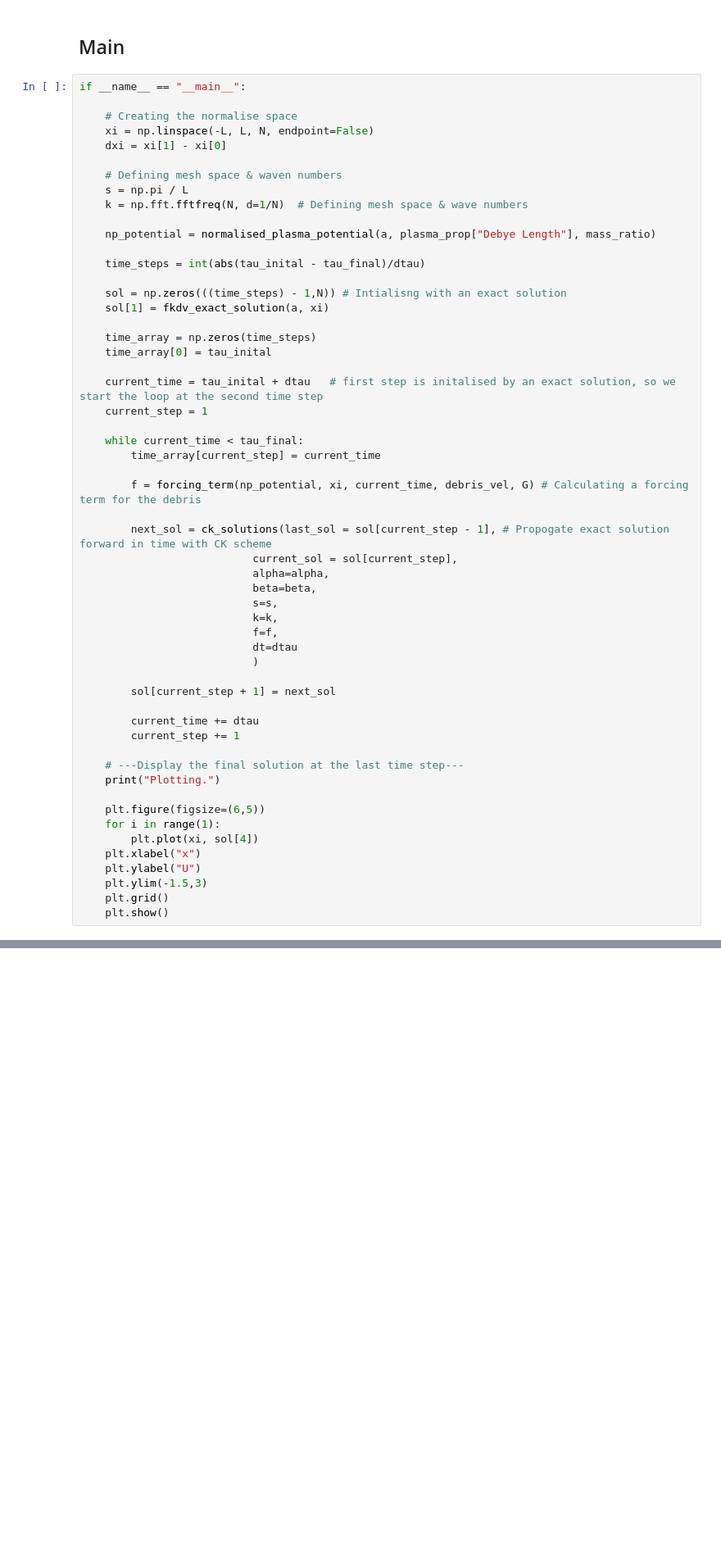
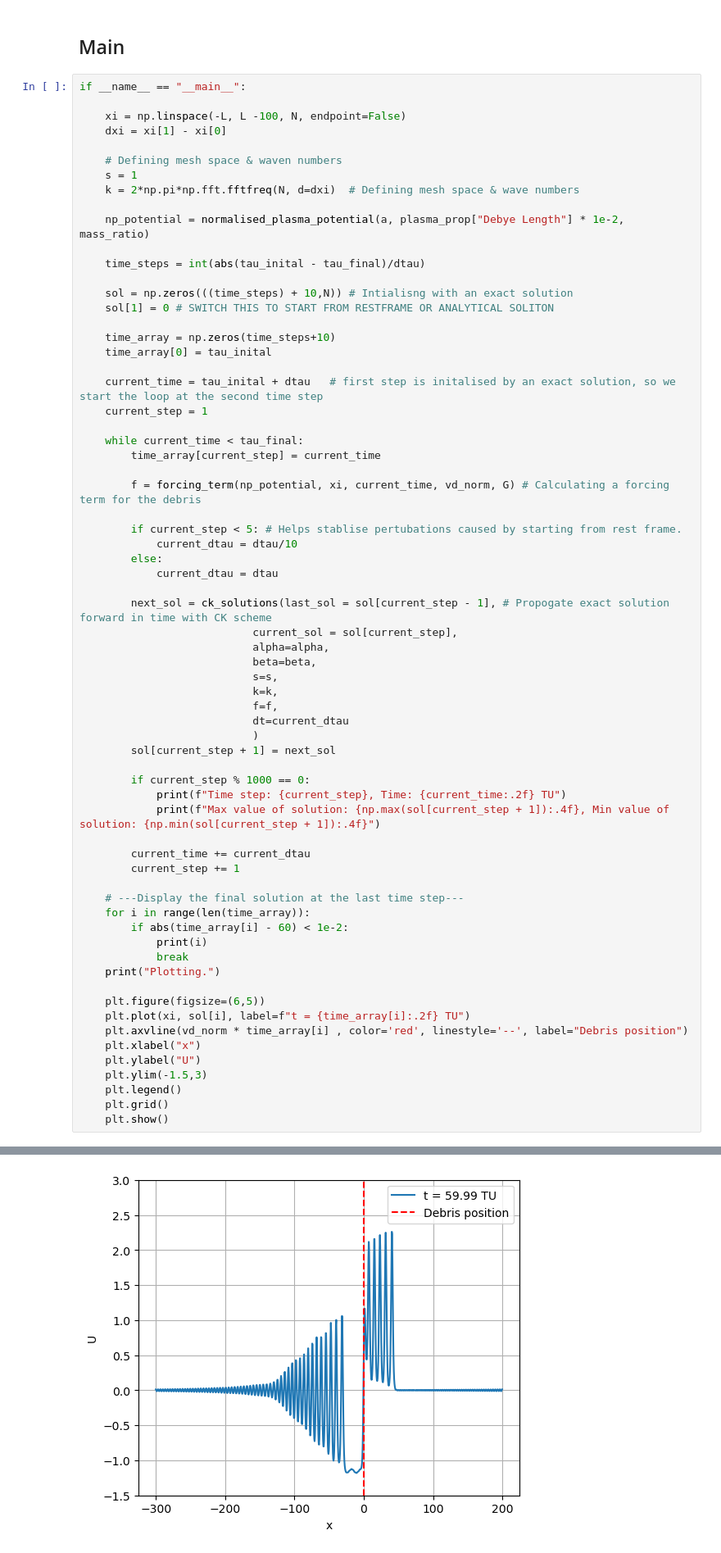
Before and after one commit to lsewards/Forced-kdv-plasma-solitons-simulation, a Jupyter notebook: Plasma soltion simulation.ipynb, the cells around one changed output, grey strips where cells are left out. Shown at 82% size. Drawn from its saved outputs; the diff is of its cells as text; blank space fills up the shorter version.

```diff
--- a/Plasma soltion simulation.ipynb
+++ b/Plasma soltion simulation.ipynb
@@ -310,22 +316,21 @@ if np_potential is None:
 # %%
 if __name__ == "__main__":
 
-    # Creating the normalise space
-    xi = np.linspace(-L, L, N, endpoint=False)
+    xi = np.linspace(-L, L -100, N, endpoint=False)
     dxi = xi[1] - xi[0]
 
     # Defining mesh space & waven numbers
-    s = np.pi / L
-    k = np.fft.fftfreq(N, d=1/N)  # Defining mesh space & wave numbers
+    s = 1
+    k = 2*np.pi*np.fft.fftfreq(N, d=dxi)  # Defining mesh space & wave numbers
 
-    np_potential = normalised_plasma_potential(a, plasma_prop["Debye Length"], mass_ratio)
+    np_potential = normalised_plasma_potential(a, plasma_prop["Debye Length"] * 1e-2, mass_ratio)
 
     time_steps = int(abs(tau_inital - tau_final)/dtau)
 
-    sol = np.zeros(((time_steps) - 1,N)) # Intialisng with an exact solution
-    sol[1] = fkdv_exact_solution(a, xi)
+    sol = np.zeros(((time_steps) + 10,N)) # Intialisng with an exact solution
+    sol[1] = 0 # SWITCH THIS TO START FROM RESTFRAME OR ANALYTICAL SOLITON
 
-    time_array = np.zeros(time_steps)
+    time_array = np.zeros(time_steps+10)
     time_array[0] = tau_inital
 
     current_time = tau_inital + dtau   # first step is initalised by an exact solution, so we start the loop at the second time step
@@ -334,7 +339,12 @@ if __name__ == "__main__":
     while current_time < tau_final:
         time_array[current_step] = current_time
 
-        f = forcing_term(np_potential, xi, current_time, debris_vel, G) # Calculating a forcing term for the debris
+        f = forcing_term(np_potential, xi, current_time, vd_norm, G) # Calculating a forcing term for the debris
+
+        if current_step < 5: # Helps stablise pertubations caused by starting from rest frame.
+            current_dtau = dtau/10
+        else:
+            current_dtau = dtau
 
         next_sol = ck_solutions(last_sol = sol[current_step - 1], # Propogate exact solution forward in time with CK scheme
                            current_sol = sol[current_step],
@@ -343,23 +353,31 @@ if __name__ == "__main__":
                            s=s,
                            k=k,
                            f=f,
-                           dt=dtau
+                           dt=current_dtau
                            )
-
         sol[current_step + 1] = next_sol
 
-        current_time += dtau
+        if current_step % 1000 == 0:
+            print(f"Time step: {current_step}, Time: {current_time:.2f} TU")
+            print(f"Max value of solution: {np.max(sol[current_step + 1]):.4f}, Min value of solution: {np.min(sol[current_step + 1]):.4f}")
+
+        current_time += current_dtau
         current_step += 1
 
     # ---Display the final solution at the last time step---
+    for i in range(len(time_array)):
+        if abs(time_array[i] - 60) < 1e-2:
+            print(i)
+            break
     print("Plotting.")
 
     plt.figure(figsize=(6,5))
-    for i in range(1):
-        plt.plot(xi, sol[4])
+    plt.plot(xi, sol[i], label=f"t = {time_array[i]:.2f} TU")
+    plt.axvline(vd_norm * time_array[i] , color='red', linestyle='--', label="Debris position")
     plt.xlabel("x")
     plt.ylabel("U")
     plt.ylim(-1.5,3)
+    plt.legend()
     plt.grid()
     plt.show()
 # %% [output]
@@ -366,0 +401 @@ IndexError: index 7 is out of bounds for axis 0 with size 7
+[figure, added]
```
Also changed, not shown: parts of 6 cells of this notebook, 1 other file.
